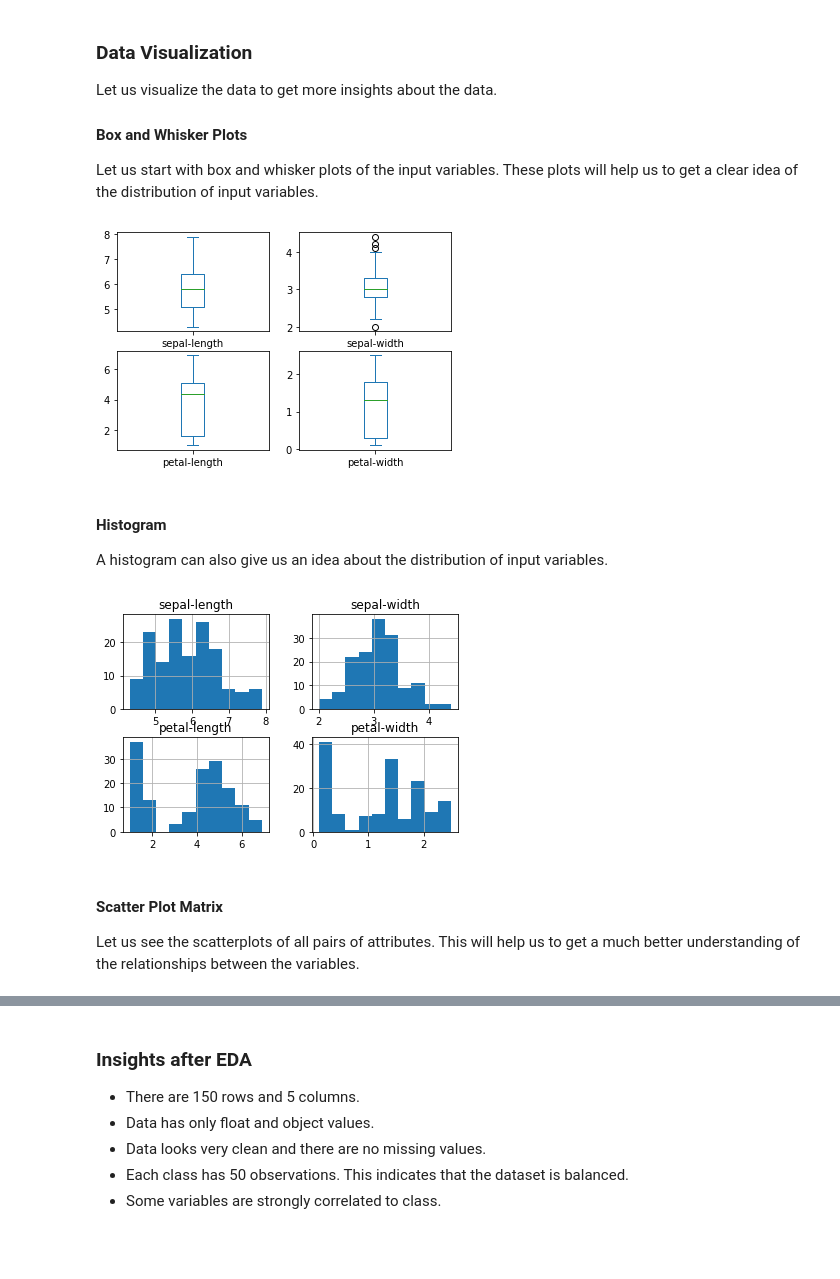
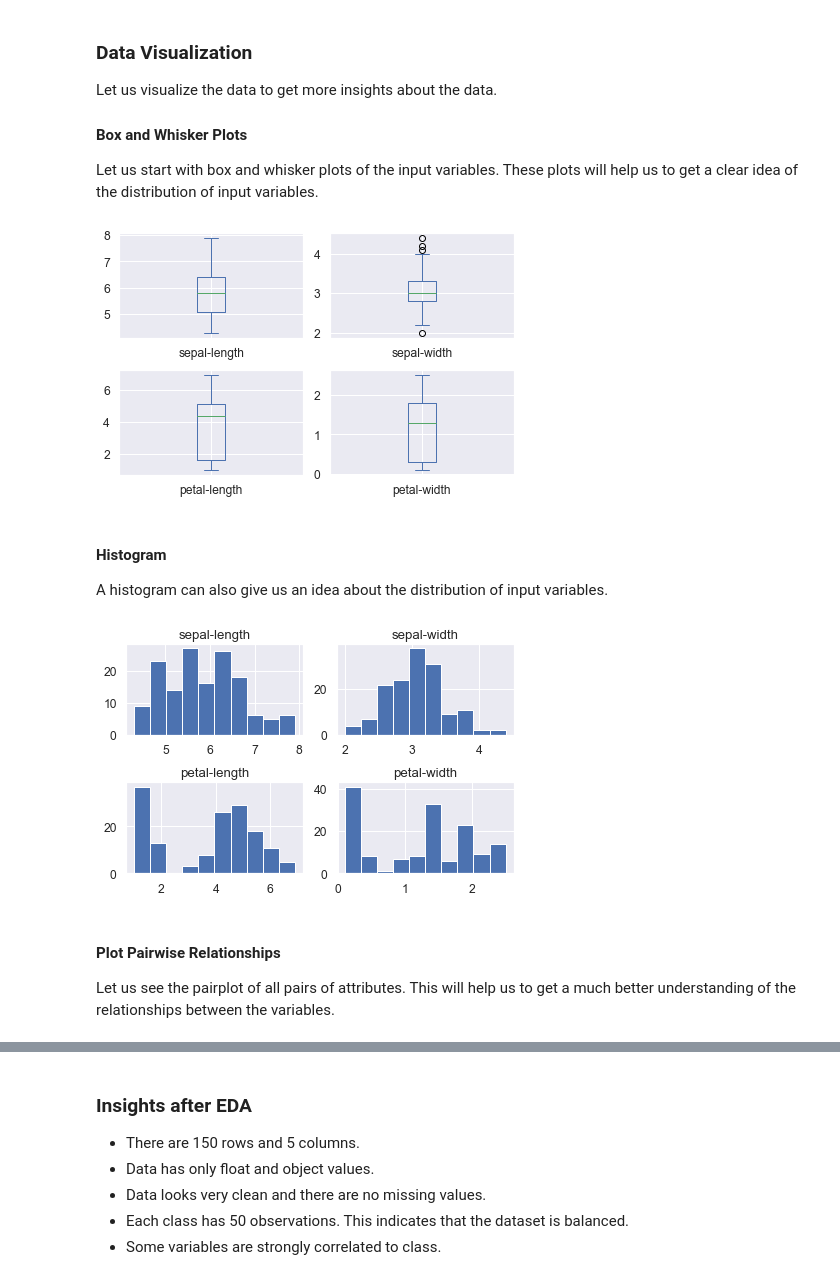
Before and after one commit to mathewajik/machine-learning-python, a Jupyter notebook: iris_flower_classification/iris_flower_classification.ipynb, the cells around one changed output, grey strips where cells are left out. Saved outputs shown, nothing was run; the diff lists cells and outputs as text; code cells hidden in the pictures; blank space fills up the shorter version.

Commit message:
Add better plots in iris_flower_classification.ipynb

```diff
--- a/iris_flower_classification/iris_flower_classification.ipynb
+++ b/iris_flower_classification/iris_flower_classification.ipynb
@@ -14,6 +14,10 @@ We are going to build a machine learning model to distinguish the species from e
 import numpy as np
 import matplotlib.pyplot as plt
 import pandas as pd
+import seaborn as sns
+
+sns.set(font_scale=1.1)
+%matplotlib inline
 # %% [markdown]
 ## Importing the Dataset
 
@@ -117,20 +121,22 @@ Let us visualize the data to get more insights about the data.
 Let us start with box and whisker plots of the input variables. These plots will help us to get a clear idea of the distribution of input variables.
 # %%
 dataset.plot(kind='box', subplots=True, layout=(2,2), sharex=False, sharey=False)
+plt.tight_layout()
 plt.show()
 # %% [output]
-[figure, old version]
+[figure, new version]
 # %% [markdown]
 #### Histogram
 
 A histogram can also give us an idea about the distribution of input variables.
 # %%
 dataset.hist()
+plt.tight_layout()
 plt.show()
 # %% [output]
-[figure, old version]
+[figure, new version]
 # %% [markdown]
-#### Scatter Plot Matrix
+#### Plot Pairwise Relationships
 
-Let us see the scatterplots of all pairs of attributes. This will help us to get a much better understanding of the relationships between the variables.
+Let us see the pairplot of all pairs of attributes. This will help us to get a much better understanding of the relationships between the variables.
 # %%
```
Also changed, not shown: parts of 8 cells of this notebook.
